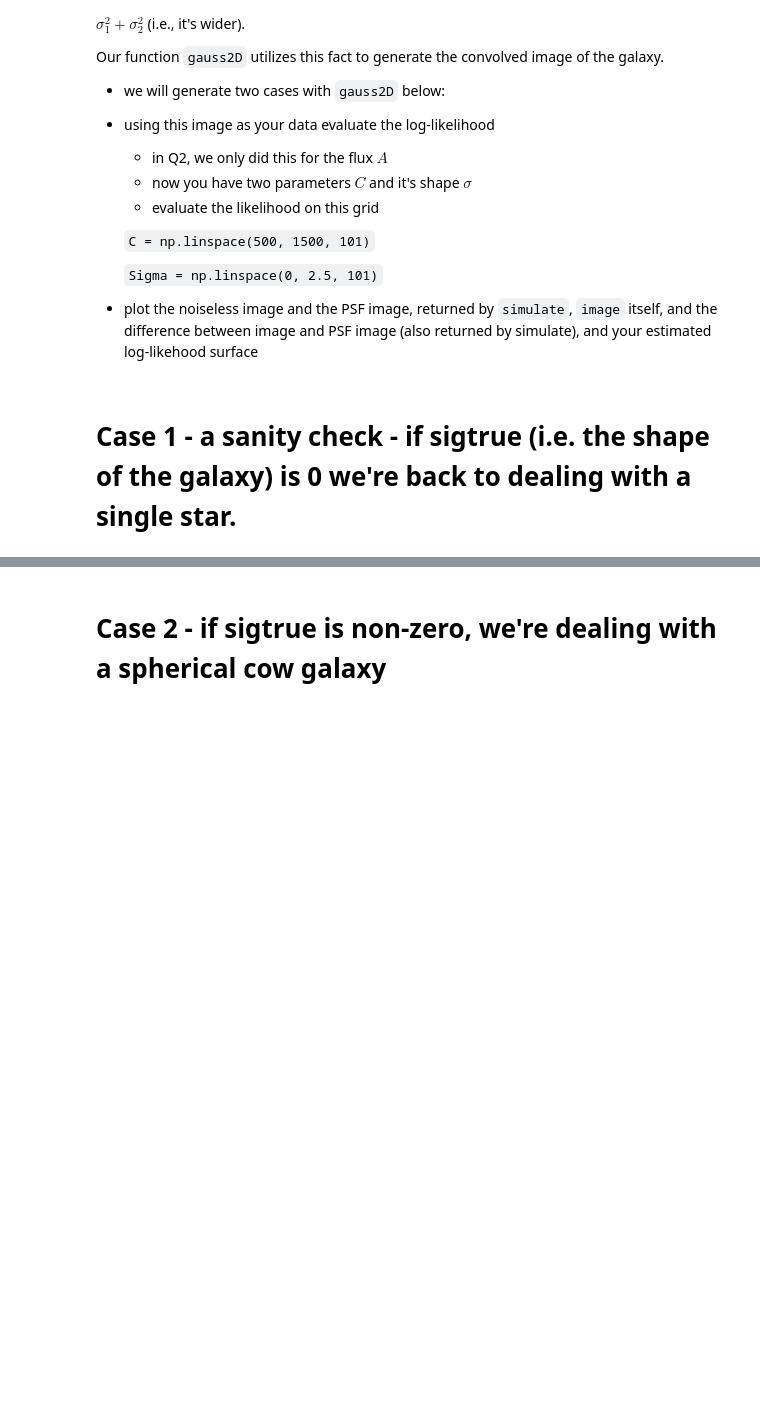
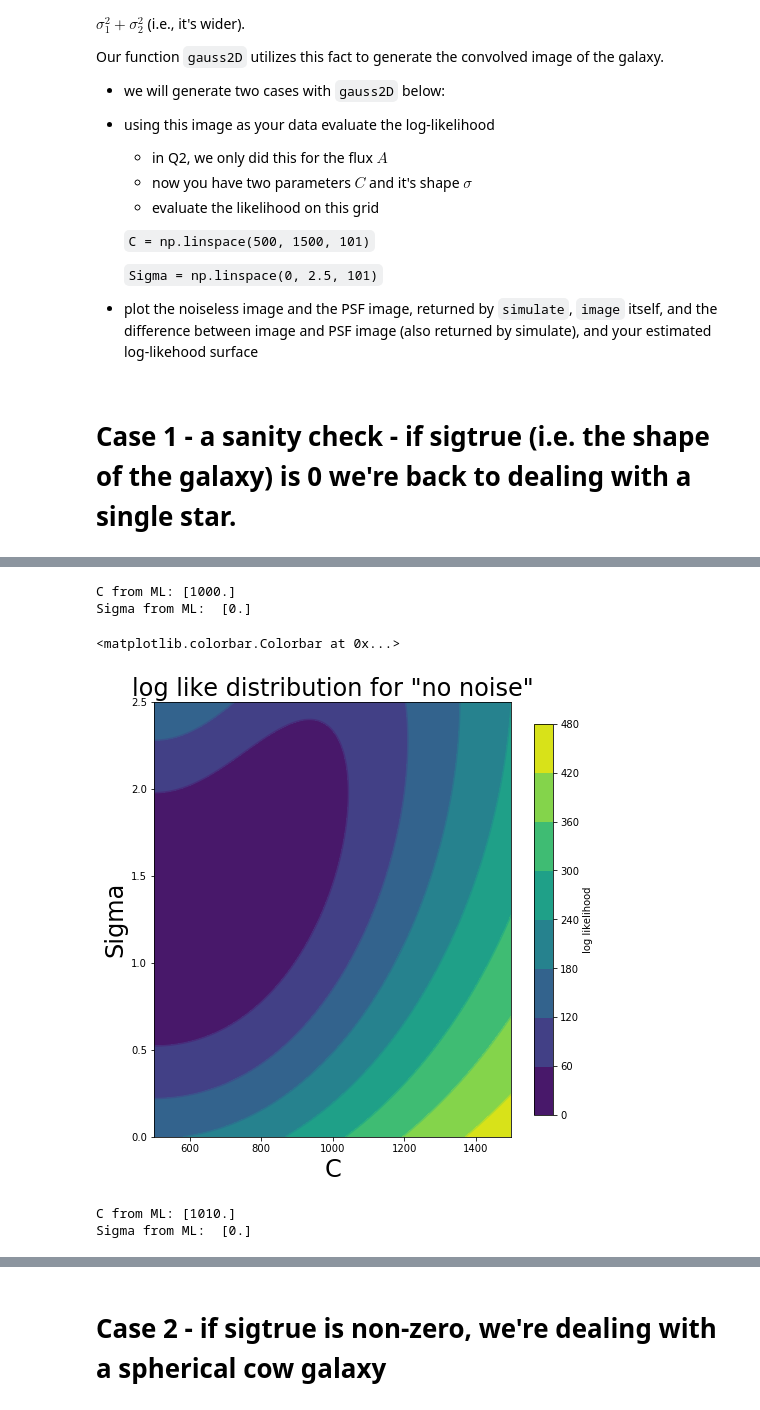
Before and after one commit to gnarayan/ast596_2020_Spring, a Jupyter notebook: homework/SreevaniJarugula/Homework02/homework02.ipynb, the cells around one changed output, grey strips where cells are left out. Drawn from its saved outputs; the diff is of its cells as text; code cells hidden in the pictures; blank space fills up the shorter version.

```diff
--- a/homework/SreevaniJarugula/Homework02/homework02.ipynb
+++ b/homework/SreevaniJarugula/Homework02/homework02.ipynb
@@ -512,0 +542,51 @@ nonoise, psf, image, diffimage = simulate(muXtrue, muYtrue, sigtrue, Atrue, skyB
+# %%
+# YOUR CODE TO SOLVE THE HOMEWORK GOES HERE - TRY TO MAKE A FUNCTION YOU CAN REUSE FOR CASE 2
+def lnlike(A,sig,trueim,r,skyBg,sigPSF,sigNoise):
+    #This is -lnlike. Should be minimized
+    sigConvSquare = sig**2 + sigPSF**2
+    model = np.empty(r.shape)
+    model.fill(skyBg)
+    model += A*np.exp(-r**2/2/sigConvSquare) / (2*math.pi*sigConvSquare)
+    likelihood = np.sum((trueim - model)**2/(2*(sigNoise**2)))
+    return likelihood
+# %%
+C = np.linspace(500, 1500, 101)
+Sigma = np.linspace(0, 2.5, 101)
+# %%
+# Using "Noiseless image" as truth
+neglnlike_arr_nonoise = np.zeros((len(C),len(Sigma)))
+for i in range(0,len(C)):
+    for j in range(0,len(Sigma)):
+        neglnlike_arr_nonoise[i][j] = lnlike(C[i],Sigma[j],nonoise,r,skyBg,sigmaPSF,sigmaNoise)
+
+inx_nonoise = np.where(neglnlike_arr_nonoise == np.min(neglnlike_arr_nonoise))
+print("C from ML:", C[inx_nonoise[0]])
+print("Sigma from ML: ",Sigma[inx_nonoise[1]])
+# %% [output]
+C from ML: [1000.]
+Sigma from ML:  [0.]
+# %%
+f, ax1 =  plt.subplots(1,1,figsize=(8,8))
+ax1.contour(C,Sigma,neglnlike_arr_nonoise)
+ax1.set_xlabel('C',fontsize=24)
+ax1.set_ylabel('Sigma',fontsize=24)
+ax1.set_title('log like distribution for "no noise"',fontsize=24)
+#im = ax2.imshow(neglnlike_arr_nonoise,origin='lower')
+cs = ax1.contourf(C,Sigma,neglnlike_arr_nonoise)
+fig.colorbar(cs, ax=ax1, shrink=0.9,label='log likelihood')
+# %% [output]
+<matplotlib.colorbar.Colorbar at 0x...>
+[figure, added]
+# %%
+# Using "image" as truth
+neglnlike_arr = np.zeros((len(C),len(Sigma)))
+for i in range(0,len(C)):
+    for j in range(0,len(Sigma)):
+        neglnlike_arr[i][j] = lnlike(C[i],Sigma[j],image,r,skyBg,sigmaPSF,sigmaNoise)
+
+inx = np.where(neglnlike_arr == np.min(neglnlike_arr))
+print("C from ML:", C[inx[0]])
+print("Sigma from ML: ",Sigma[inx[1]])
+# %% [output]
+C from ML: [1010.]
+Sigma from ML:  [0.]
```
Also changed, not shown: parts of 11 cells of this notebook.
